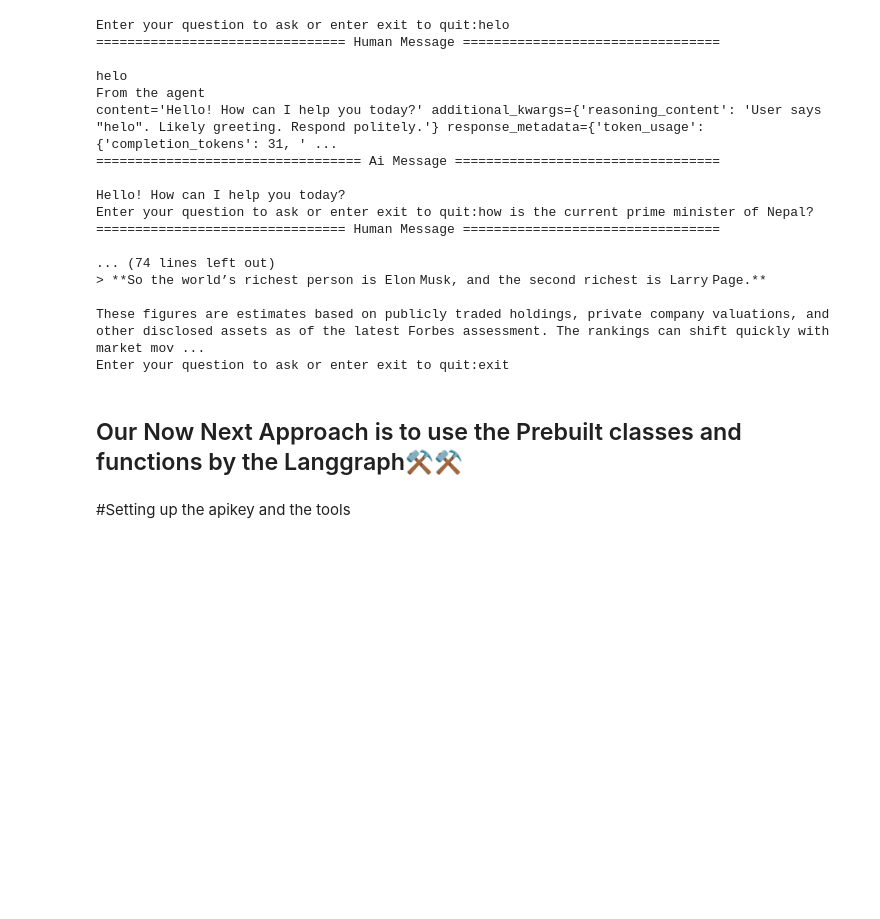
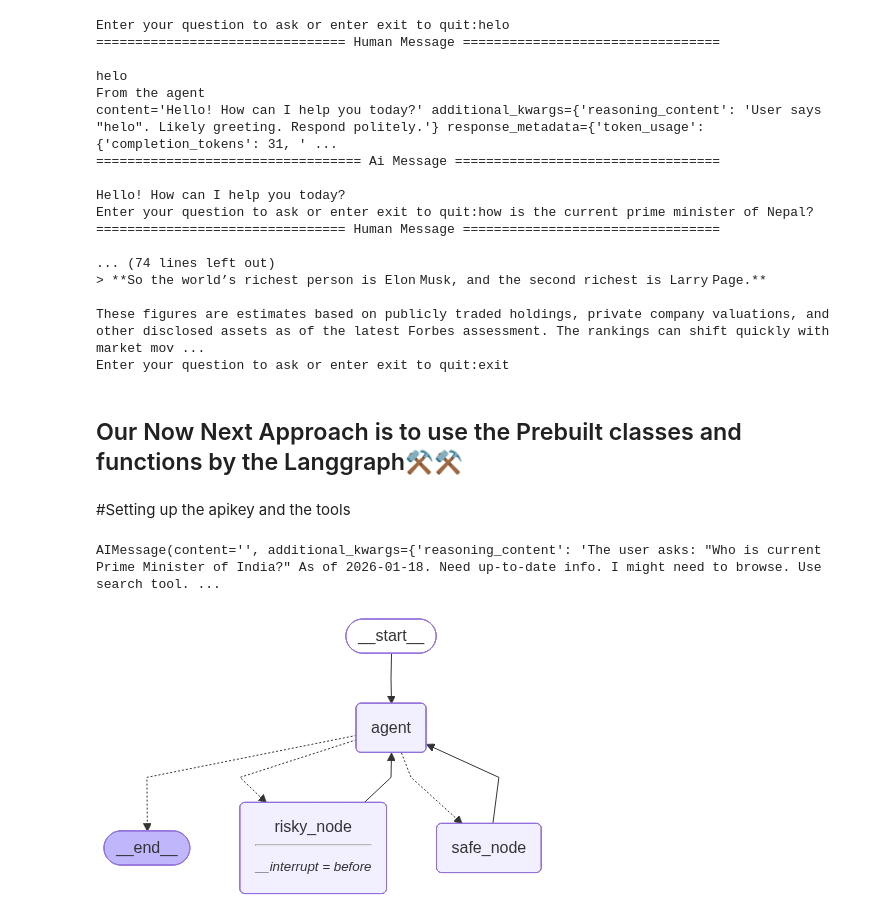
Before and after one commit to RautRitesh/langgraph, a Jupyter notebook: Human_in_the_loop.ipynb, the cells around one changed output. Saved outputs shown, nothing was run; the diff lists cells and outputs as text; code cells hidden in the pictures; blank space fills up the shorter version.

Commit message:
feat/created the app with two tools node

```diff
--- a/Human_in_the_loop.ipynb
+++ b/Human_in_the_loop.ipynb
@@ -214,0 +237,43 @@ tavily_api_key=userdata.get('Tavily_api_key')
+# %%
+llm_with_tools=llm.bind_tools(tools)
+memory=MemorySaver()
+# %%
+llm_with_tools.invoke("Who is current Prime Minister of India?")
+# %% [output]
+AIMessage(content='', additional_kwargs={'reasoning_content': 'The user asks: "Who is current Prime Minister of India?" As of 2026-01-18. Need up-to-date info. I might need to browse. Use search tool. ...
+# %%
+def agent(state:MessagesState):
+  message=state["messages"]
+  response=llm_with_tools.invoke(message)
+  return {"messages":[response]}
+# %%
+def router(state:MessagesState)->Literal["risky_node","safe_node",END]:
+  message=state["messages"][-1]
+  tool_details= message.additional_kwargs.get("tool_calls",[])
+  if len(tool_details):
+    tool_name=tool_details[0].get("function").get("name")
+    tool_id=tool_details[0].get("id")
+    tool_arguments=tool_details[0].get("function").get("arguments")
+    tool_question=json.loads(tool_arguments)
+    if tool_name == "search":
+      return "risky_node"
+    else:
+      return "safe_node"
+  else:
+    return END
+# %%
+workflow2=StateGraph(MessagesState)
+workflow2.add_node("agent",agent)
+workflow2.add_node("risky_node",ToolNode(tools=tools_risky))
+workflow2.add_node("safe_node",ToolNode(tools=tools_safe))
+workflow2.add_edge(START,"agent")
+workflow2.add_conditional_edges(
+    "agent",router,{"risky_node":"risky_node","safe_node":"safe_node",END:END}
+)
+workflow2.add_edge("risky_node","agent")
+workflow2.add_edge("safe_node","agent")
+app2=workflow2.compile(checkpointer=memory,interrupt_before=["risky_node"])
+# %%
+display(Image(app2.get_graph().draw_mermaid_png()))
+# %% [output]
+[figure, added]
```
Also changed, not shown: parts of 4 cells of this notebook.
